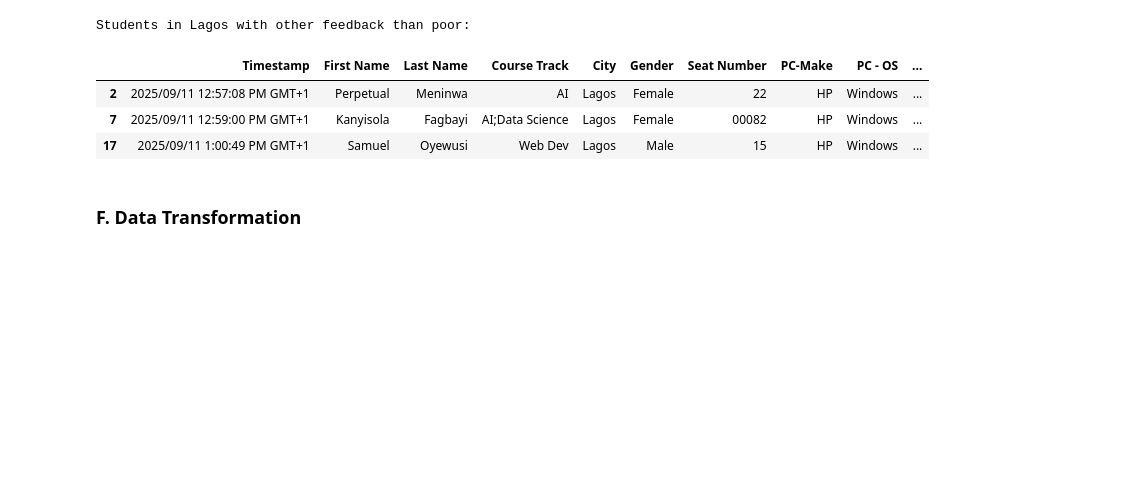
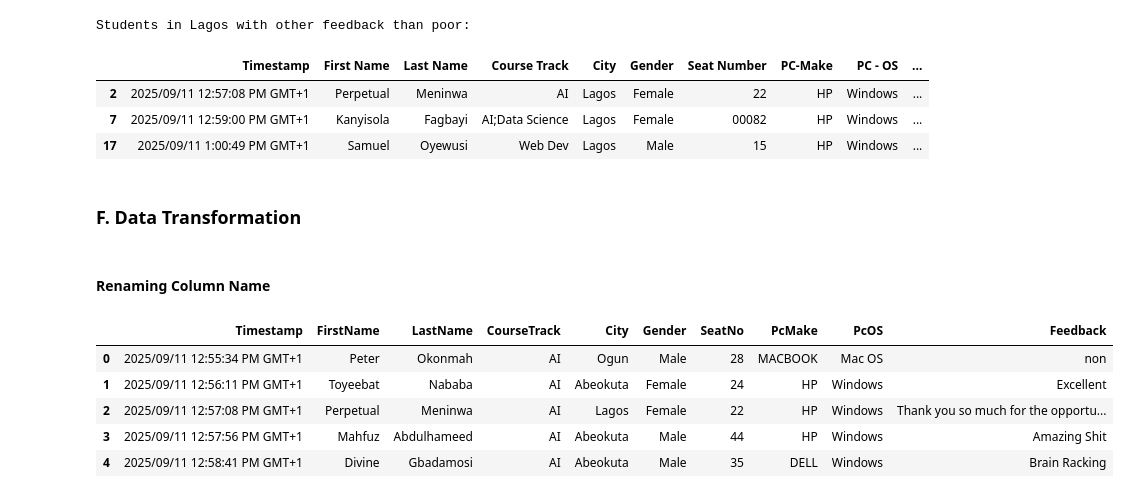
Before and after one commit to RoyalDhee/Data_Analysis, a Jupyter notebook: practice_pandas.ipynb, the cells around one changed output. Drawn from its saved outputs; the diff is of its cells as text; code cells hidden in the pictures; blank space fills up the shorter version.

```diff
--- a/practice_pandas.ipynb
+++ b/practice_pandas.ipynb
@@ -479,3 +481,15 @@ print("Complex query result:")
 complex_query
 # %% [markdown]
 ### F. Data Transformation
+# %% [markdown]
+#### Renaming Column Name
+# %%
+# Lets modify the columnn names by fixing the old names as keys and the new ones as values
+bio_data.rename(columns={'First Name': 'FirstName', 'Last Name': 'LastName', 'Course Track': 'CourseTrack', 'Seat Number': 'SeatNo', 'PC-Make': 'PcMake', 'PC - OS': 'PcOS'}).head()
+# %% [output]
+|  | Timestamp | FirstName | LastName | CourseTrack | City | Gender | SeatNo | PcMake | PcOS | Feedback |
+| 0 | 2025/09/11 12:55:34 PM GMT+1 | Peter | Okonmah | AI | Ogun | Male | 28 | MACBOOK | Mac OS | non |
+| 1 | 2025/09/11 12:56:11 PM GMT+1 | Toyeebat | Nababa | AI | Abeokuta | Female | 24 | HP | Windows | Excellent |
+| 2 | 2025/09/11 12:57:08 PM GMT+1 | Perpetual | Meninwa | AI | Lagos | Female | 22 | HP | Windows | Thank you so much for the opportu... |
+| 3 | 2025/09/11 12:57:56 PM GMT+1 | Mahfuz | Abdulhameed | AI | Abeokuta | Male | 44 | HP | Windows | Amazing Shit |
+| 4 | 2025/09/11 12:58:41 PM GMT+1 | Divine | Gbadamosi | AI | Abeokuta | Male | 35 | DELL | Windows | Brain Racking |
```
Also changed, not shown: parts of 6 cells of this notebook.
